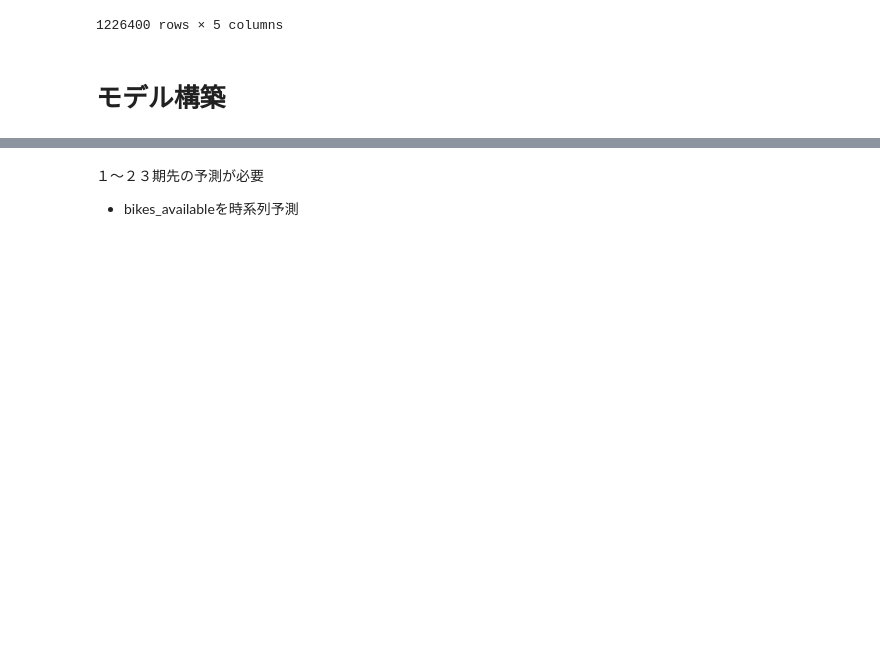
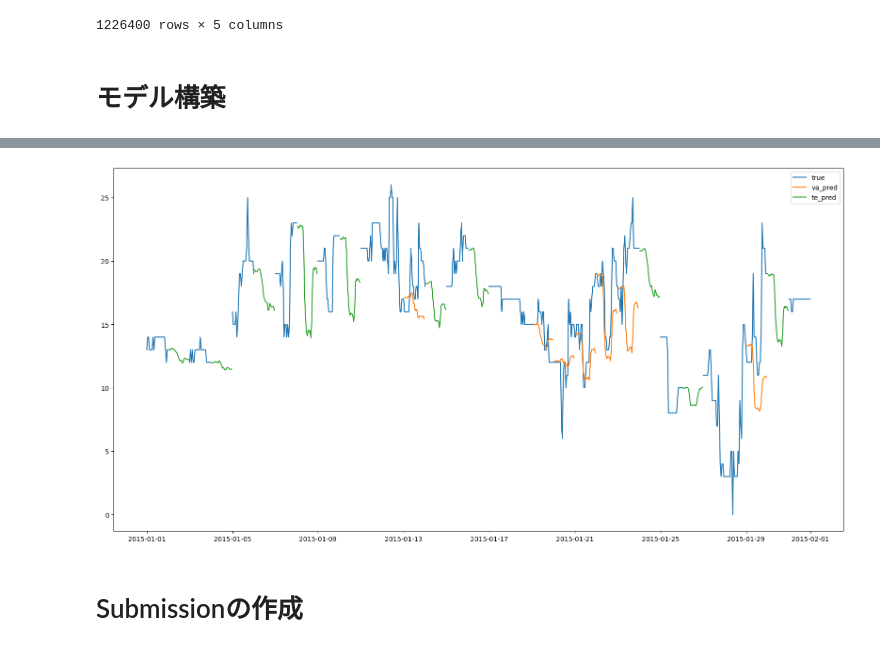
Before and after one commit to snoopy0420/atma_udemy, a Jupyter notebook: notebooks/baseline.ipynb, the cells around one changed output, grey strips where cells are left out. Drawn from its saved outputs; the diff is of its cells as text; code cells hidden in the pictures; blank space fills up the shorter version.

```diff
--- a/notebooks/baseline.ipynb
+++ b/notebooks/baseline.ipynb
@@ -1518,3 +622,0 @@ train_dataset_df[train_dataset_df["station_id"]==0]
-# %% [markdown]
-１〜２３期先の予測が必要
-- bikes_availableを時系列予測
@@ -1522,0 +623,22 @@ train_dataset_df[train_dataset_df["station_id"]==0]
+# %%
+# 正解値、検証値、テスト値をプロット
+# datetimeを連続にする
+df_ = pd.merge(df_true, df_va_pred, on=["station_id", "datetime"], how="left", suffixes=("", "_va_pred"))
+df_ = pd.merge(df_, df_te_pred, on=["station_id", "datetime"], how="left", suffixes=("", "_te_pred"))
+# データ期間も指定する
+station_id = 0
+start_date = "2015-01-01"
+end_date = "2015-02-01"
+df_ = df_[df_["station_id"]==station_id]
+df_ = df_[(df_["datetime"] >= start_date) & (df_["datetime"] <= end_date)]
+# プロット
+plt.figure(figsize=(20, 10))
+plt.plot(df_["datetime"], df_["bikes_available"], label="true")
+plt.plot(df_["datetime"], df_["bikes_available_va_pred"], label="va_pred")
+plt.plot(df_["datetime"], df_["bikes_available_te_pred"], label="te_pred")
+plt.legend()
+plt.show()
+# %% [output]
+[figure, added]
+# %% [markdown]
+# Submissionの作成
```
Also changed, not shown: parts of 70 cells of this notebook, 4 other files.
